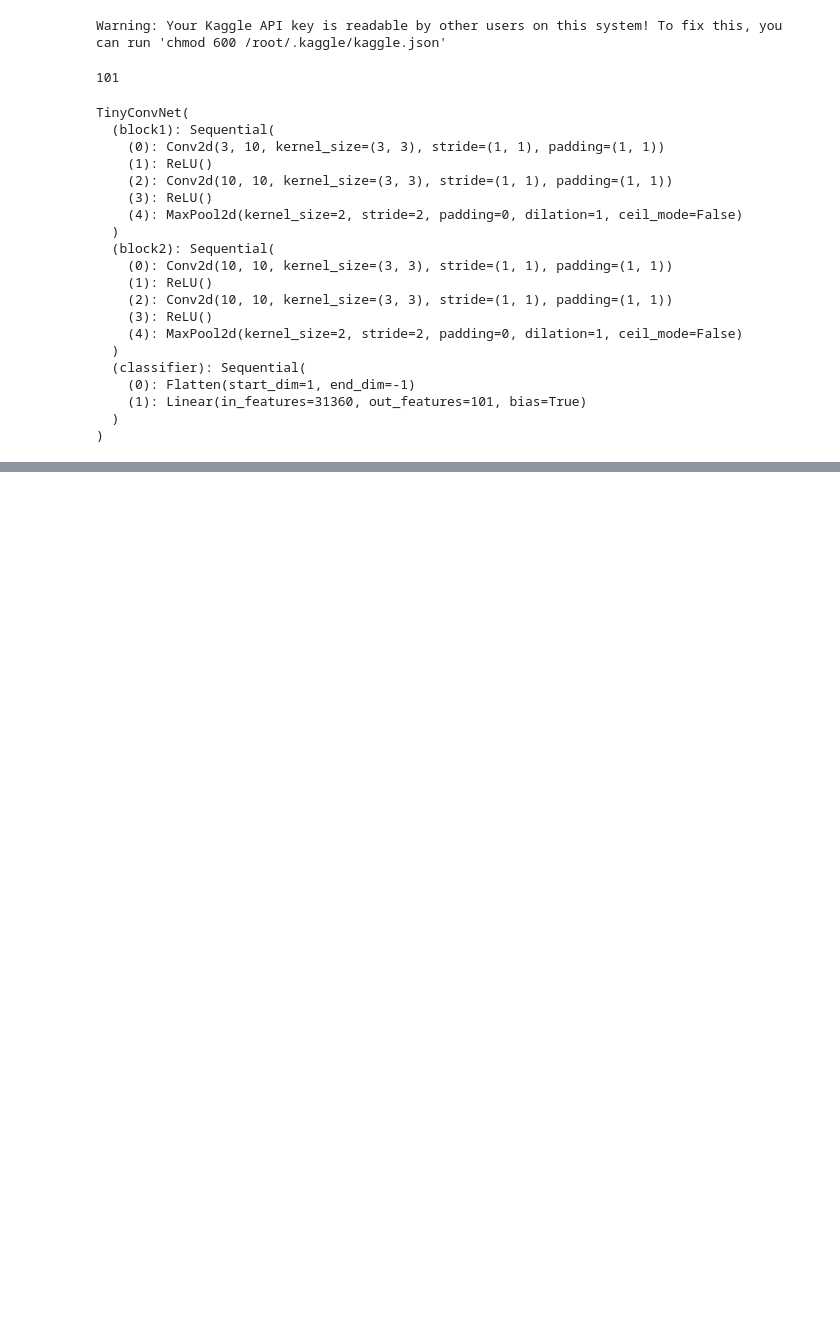
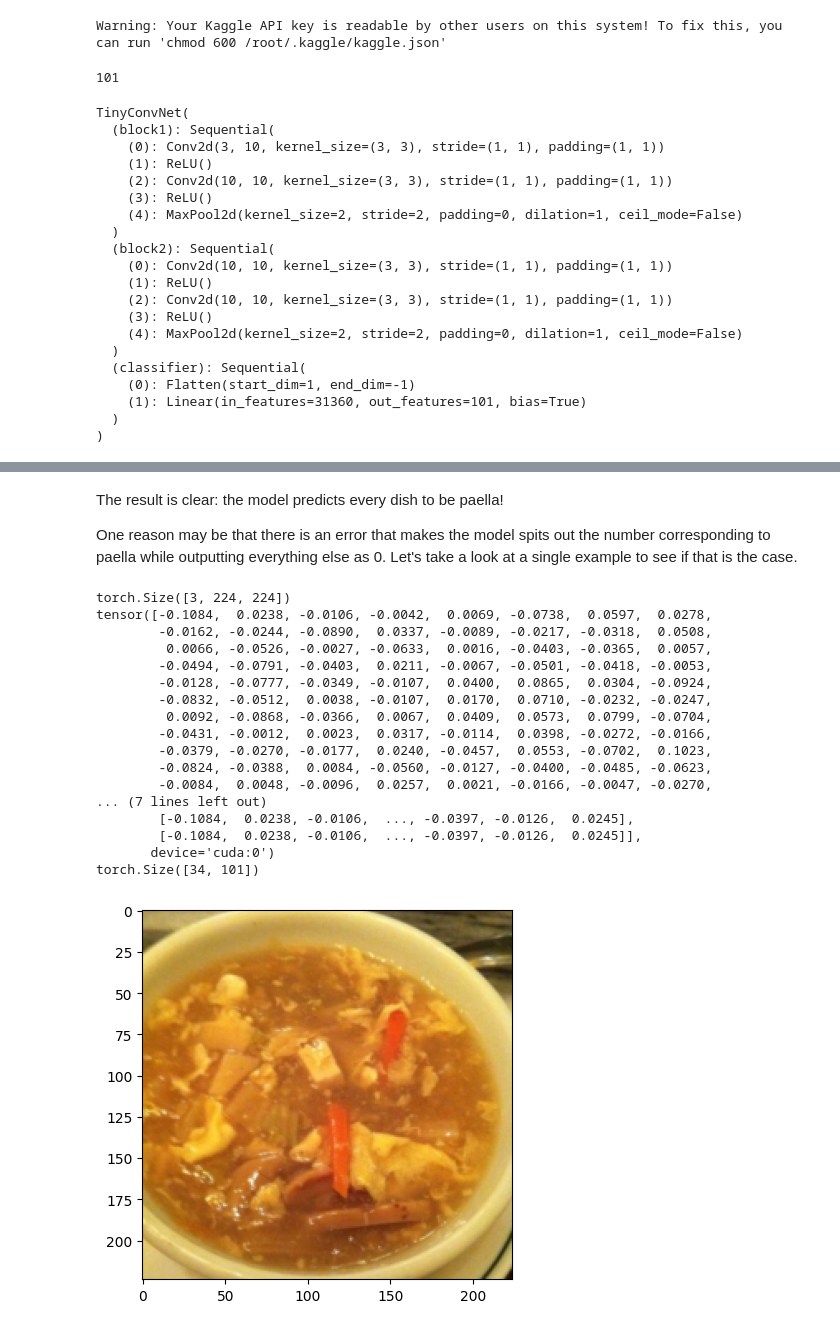
Before and after one commit to HangenYuu/vision_learner, a Jupyter notebook: ARCHITECTURE/CNN/Paper/PaperCNN.ipynb, the cells around one changed output, grey strips where cells are left out. Cells and saved outputs as stored; diff of their text form; code cells hidden in the pictures; blank space fills up the shorter version.

```diff
--- a/ARCHITECTURE/CNN/Paper/PaperCNN.ipynb
+++ b/ARCHITECTURE/CNN/Paper/PaperCNN.ipynb
@@ -390,0 +399,27 @@ Epoch: 5 | train_loss: 4.6205 | train_acc: 0.0095 | test_loss: 4.6228 | test_acc
+# %%
+y_preds, y_true = [], []
+baseline_model.eval()
+with torch.inference_mode():
+  for X, y in tqdm(test_loader, desc="Making predictions"):
+    # Send data and targets to target device
+    X, y = X.to(device), y.to(device)
+    # Do the forward pass
+    y_logit = baseline_model(X)
+    # Turn predictions from logits -> prediction probabilities -> predictions labels
+    y_pred = torch.softmax(y_logit, dim=1).argmax(dim=1)
+    # Put predictions on CPU for evaluation
+    y_preds.append(y_pred.cpu())
+    y_true.append(y.cpu())
+# Concatenate list of predictions into a tensor
+y_pred_tensor = torch.cat(y_preds)
+y_true_tensor = torch.cat(y_true)
+confmat = ConfusionMatrix(num_classes=len(class_names), task='multiclass')
+confmat_tensor = confmat(preds=y_pred_tensor,
+                         target=y_true_tensor)
+
+# 3. Plot the confusion matrix
+fig, ax = plot_confusion_matrix(
+    conf_mat=confmat_tensor.numpy(), # matplotlib likes working with NumPy
+    class_names = class_names, # turn the row and column labels into class names
+    figsize=(100, 70)
+);
@@ -390,0 +428,4 @@ Epoch: 5 | train_loss: 4.6205 | train_acc: 0.0095 | test_loss: 4.6228 | test_acc
+# %% [markdown]
+The result is clear: the model predicts every dish to be paella!
+
+One reason may be that there is an error that makes the model spits out the number corresponding to paella while outputting everything else as 0. Let's take a look at a single example to see if that is the case.
@@ -390,0 +435,30 @@ Epoch: 5 | train_loss: 4.6205 | train_acc: 0.0095 | test_loss: 4.6228 | test_acc
+# %%
+baseline_model.eval()
+with torch.inference_mode():
+  x = test_dataset[259][0]
+  imshow(x)
+  print(x.shape)
+  x = x.to(device)
+  y_logit = baseline_model(X)
+  print(y_logit[0])
+  print(y_logit)
+  print(y_logit.shape)
+# %% [output]
+torch.Size([3, 224, 224])
+tensor([-0.1084,  0.0238, -0.0106, -0.0042,  0.0069, -0.0738,  0.0597,  0.0278,
+        -0.0162, -0.0244, -0.0890,  0.0337, -0.0089, -0.0217, -0.0318,  0.0508,
+         0.0066, -0.0526, -0.0027, -0.0633,  0.0016, -0.0403, -0.0365,  0.0057,
+        -0.0494, -0.0791, -0.0403,  0.0211, -0.0067, -0.0501, -0.0418, -0.0053,
+        -0.0128, -0.0777, -0.0349, -0.0107,  0.0400,  0.0865,  0.0304, -0.0924,
+        -0.0832, -0.0512,  0.0038, -0.0107,  0.0170,  0.0710, -0.0232, -0.0247,
+         0.0092, -0.0868, -0.0366,  0.0067,  0.0409,  0.0573,  0.0799, -0.0704,
+        -0.0431, -0.0012,  0.0023,  0.0317, -0.0114,  0.0398, -0.0272, -0.0166,
+        -0.0379, -0.0270, -0.0177,  0.0240, -0.0457,  0.0553, -0.0702,  0.1023,
+        -0.0824, -0.0388,  0.0084, -0.0560, -0.0127, -0.0400, -0.0485, -0.0623,
+        -0.0084,  0.0048, -0.0096,  0.0257,  0.0021, -0.0166, -0.0047, -0.0270,
+... (7 lines left out)
+        [-0.1084,  0.0238, -0.0106,  ..., -0.0397, -0.0126,  0.0245],
+        [-0.1084,  0.0238, -0.0106,  ..., -0.0397, -0.0126,  0.0245]],
+       device='cuda:0')
+torch.Size([34, 101])
+[figure, added]
```
Also changed, not shown: parts of 16 cells of this notebook, 1 other file.
